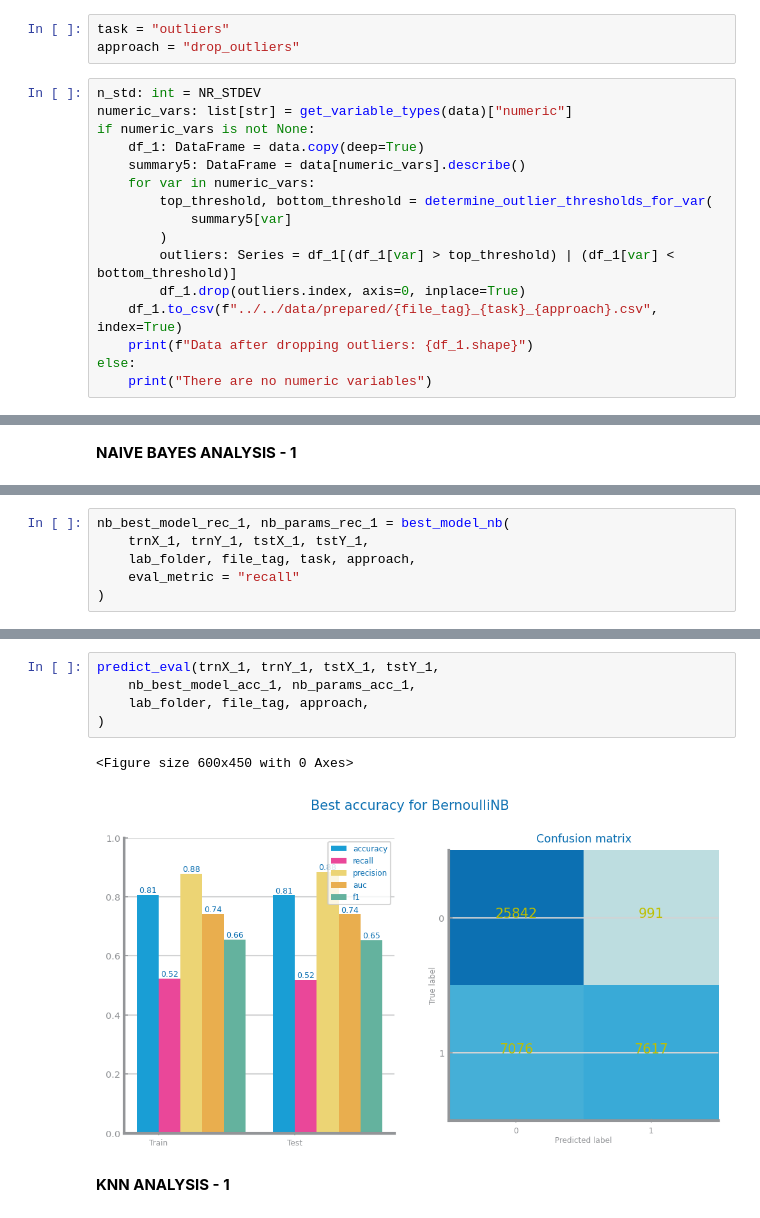
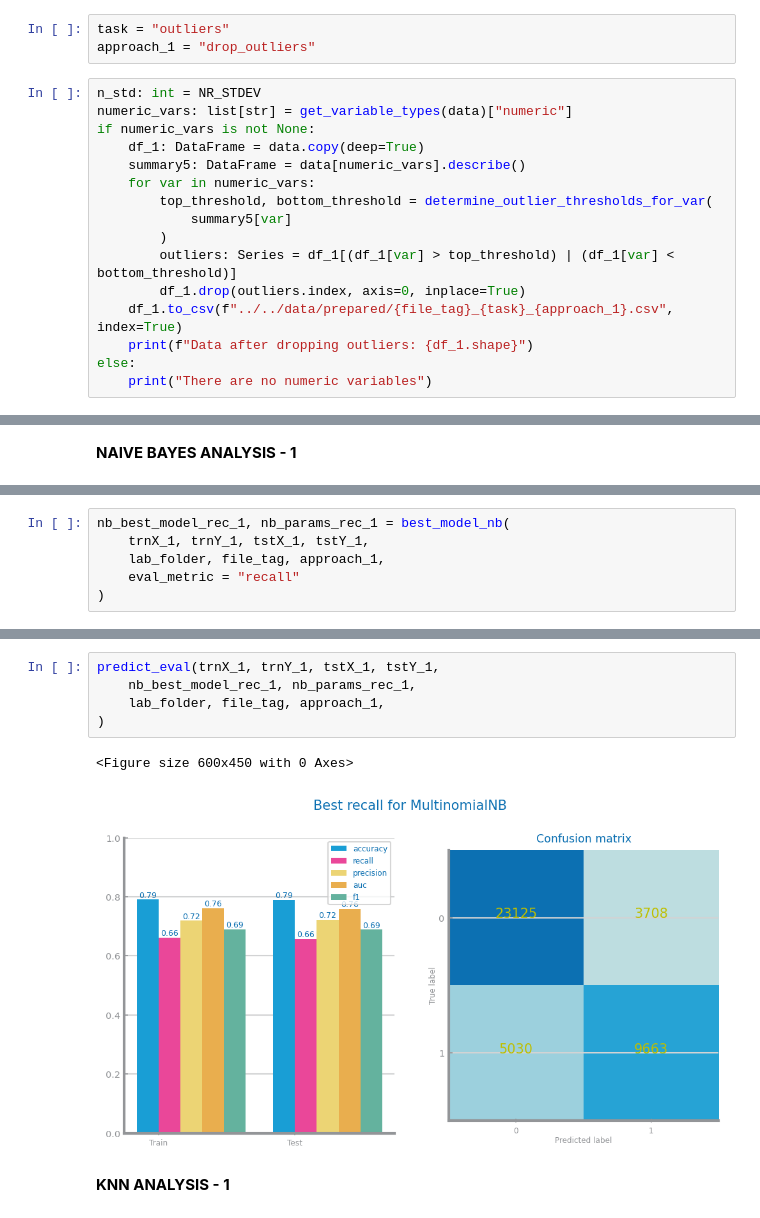
Before and after one commit to ch4uz/ds-project, a Jupyter notebook: classification/ds1_traffic_accidents/notebooks/ds1_lab3_preparation/ds1_lab3_outliers.ipynb, the cells around one changed output, grey strips where cells are left out. Cells and saved outputs as stored; diff of their text form.

Commit message:
best models eval and plot three approaches

```diff
--- a/classification/ds1_traffic_accidents/notebooks/ds1_lab3_preparation/ds1_lab3_outliers.ipynb
+++ b/classification/ds1_traffic_accidents/notebooks/ds1_lab3_preparation/ds1_lab3_outliers.ipynb
@@ -217,7 +217,7 @@ data.shape
 ### Approach 1 ###
 # %%
 task = "outliers"
-approach = "drop_outliers"
+approach_1 = "drop_outliers"
 # %%
 n_std: int = NR_STDEV
 numeric_vars: list[str] = get_variable_types(data)["numeric"]
@@ -230,7 +230,7 @@ if numeric_vars is not None:
         )
         outliers: Series = df_1[(df_1[var] > top_threshold) | (df_1[var] < bottom_threshold)]
         df_1.drop(outliers.index, axis=0, inplace=True)
-    df_1.to_csv(f"../../data/prepared/{file_tag}_{task}_{approach}.csv", index=True)
+    df_1.to_csv(f"../../data/prepared/{file_tag}_{task}_{approach_1}.csv", index=True)
     print(f"Data after dropping outliers: {df_1.shape}")
 else:
     print("There are no numeric variables")
@@ -253,7 +256,7 @@ nb_best_model_acc_1, nb_params_acc_1 = best_model_nb(
 # %%
 nb_best_model_rec_1, nb_params_rec_1 = best_model_nb(
     trnX_1, trnY_1, tstX_1, tstY_1,
-    lab_folder, file_tag, task, approach,
+    lab_folder, file_tag, approach_1,
     eval_metric = "recall"
 )
 # %% [output]
@@ -266,11 +264,11 @@ nb_best_model_rec_1, nb_params_rec_1 = best_model_nb(
 # %%
 predict_eval(trnX_1, trnY_1, tstX_1, tstY_1,
-    nb_best_model_acc_1, nb_params_acc_1,
-    lab_folder, file_tag, approach,
+    nb_best_model_rec_1, nb_params_rec_1,
+    lab_folder, file_tag, approach_1,
 )
 # %% [output]
 <Figure size 600x450 with 0 Axes>
-[figure, old version]
+[figure, new version]
 # %% [markdown]
 **KNN ANALYSIS - 1**
 # %%
```
Also changed, not shown: parts of 27 cells of this notebook, 7 other files.
